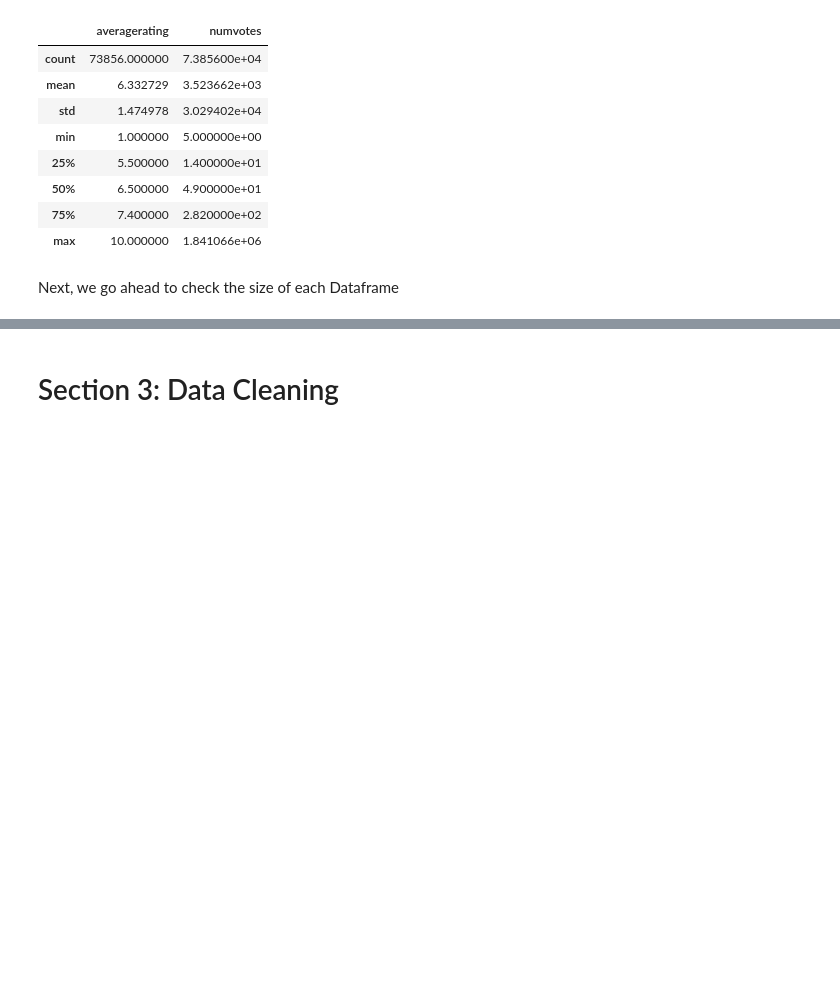
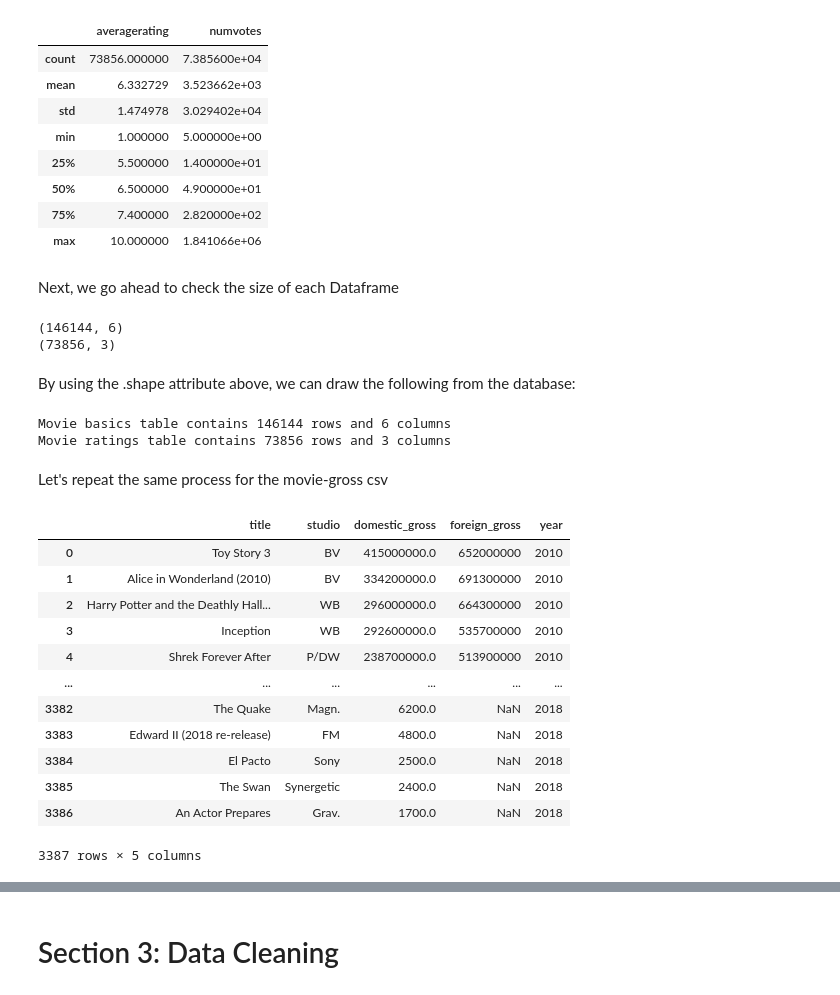
Before and after one commit to CzarProCoder/microsoft-movie-project-analysis, a Jupyter notebook: student.ipynb, the cells around one changed output, grey strips where cells are left out. Saved outputs shown, nothing was run; the diff lists cells and outputs as text; code cells hidden in the pictures; blank space fills up the shorter version.

```diff
--- a/student.ipynb
+++ b/student.ipynb
@@ -182,5 +182,40 @@ pd.read_sql("SELECT * FROM movie_ratings", conn).describe()
 # %% [markdown]
 Next, we go ahead to check the size of each Dataframe
 # %%
-movie_basics_size = pd.read_sql("SELECT * FROM movie_basics;", conn).shape()
-movie_ratings_size = pd.read_sql("SELECT * FROM movie_ratings;", conn).shape()
+movie_basics_size = pd.read_sql("SELECT * FROM movie_basics;", conn).shape
+movie_ratings_size = pd.read_sql("SELECT * FROM movie_ratings;", conn).shape
+
+print(movie_basics_size)
+print(movie_ratings_size)
+# %% [output]
+(146144, 6)
+(73856, 3)
+# %% [markdown]
+By using the .shape attribute above, we can draw the following from the database:
+# %%
+print(f'Movie basics table contains {str(movie_basics_size[0])} rows and {str(movie_basics_size[1])} columns')
+print(f'Movie ratings table contains {str(movie_ratings_size[0])} rows and {str(movie_ratings_size[1])} columns')
+# %% [output]
+Movie basics table contains 146144 rows and 6 columns
+Movie ratings table contains 73856 rows and 3 columns
+# %% [markdown]
+Let's repeat the same process for the movie-gross csv
+# %%
+# This line reads all the data from the csv file named bom.movie_gross
+
+bom = pd.read_csv('zippedData/bom.movie_gross.csv.gz')
+bom
+# %% [output]
+|  | title | studio | domestic_gross | foreign_gross | year |
+| 0 | Toy Story 3 | BV | 415000000.0 | 652000000 | 2010 |
+| 1 | Alice in Wonderland (2010) | BV | 334200000.0 | 691300000 | 2010 |
+| 2 | Harry Potter and the Deathly Hall... | WB | 296000000.0 | 664300000 | 2010 |
+| 3 | Inception | WB | 292600000.0 | 535700000 | 2010 |
+| 4 | Shrek Forever After | P/DW | 238700000.0 | 513900000 | 2010 |
+| ... | ... | ... | ... | ... | ... |
+| 3382 | The Quake | Magn. | 6200.0 | NaN | 2018 |
+| 3383 | Edward II (2018 re-release) | FM | 4800.0 | NaN | 2018 |
+| 3384 | El Pacto | Sony | 2500.0 | NaN | 2018 |
+| 3385 | The Swan | Synergetic | 2400.0 | NaN | 2018 |
+| 3386 | An Actor Prepares | Grav. | 1700.0 | NaN | 2018 |
+3387 rows × 5 columns
```
Also changed, not shown: parts of 21 cells of this notebook.
